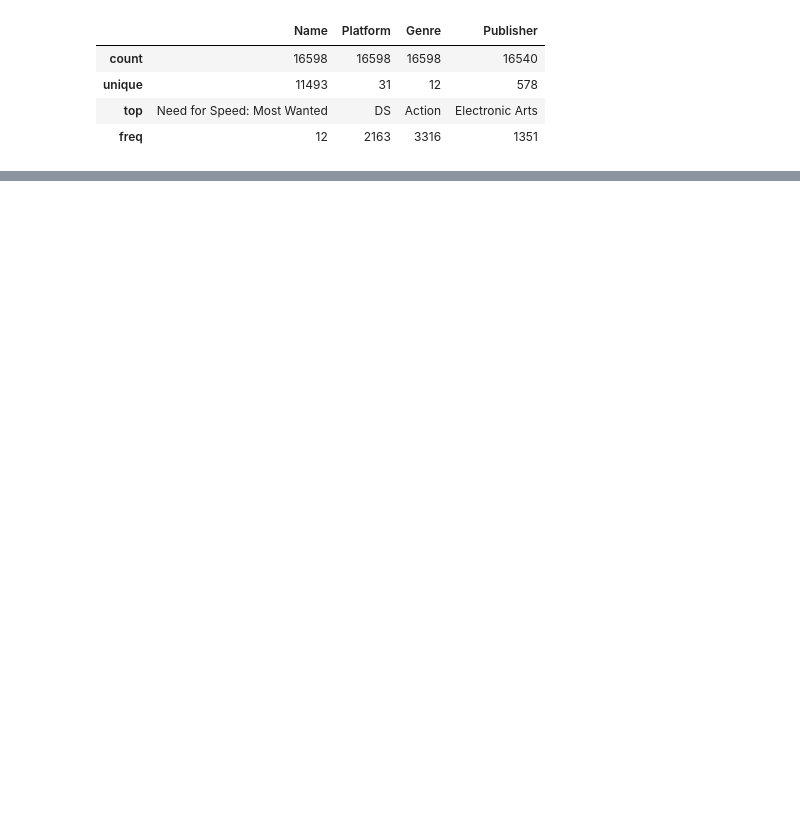
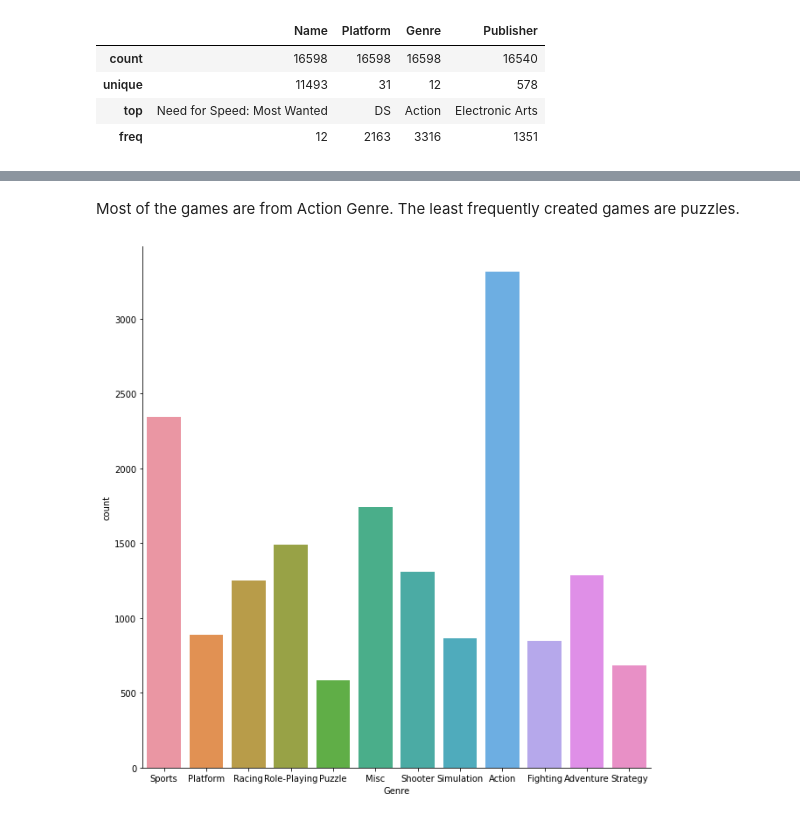
Before and after one commit to aburameshotaro/video_games_analysis, a Jupyter notebook: GameAnalysis.ipynb, the cells around one changed output, grey strips where cells are left out. Saved outputs shown, nothing was run; the diff lists cells and outputs as text; code cells hidden in the pictures; blank space fills up the shorter version.

```diff
--- a/GameAnalysis.ipynb
+++ b/GameAnalysis.ipynb
@@ -73,0 +95,6 @@ sns.catplot(data=df[:500], x='Genre', y='Global_Sales', kind='box', )
+# %% [markdown]
+Most of the games are from Action Genre. The least frequently created games are puzzles.
+# %%
+_ = sns.catplot(data=df, x='Genre', kind='count', height=9)
+# %% [output]
+[figure, added]
```
Also changed, not shown: parts of 22 cells of this notebook.
